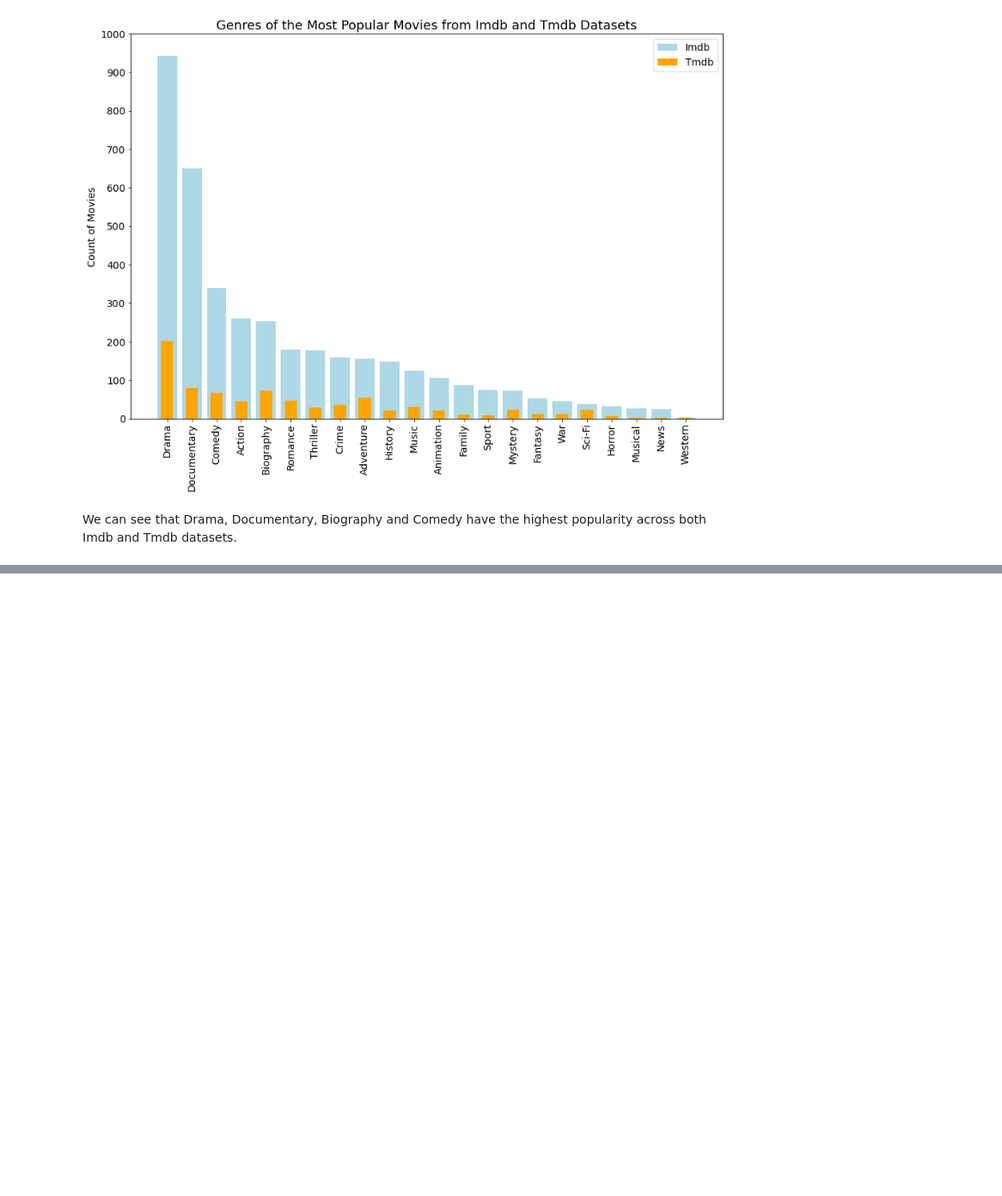
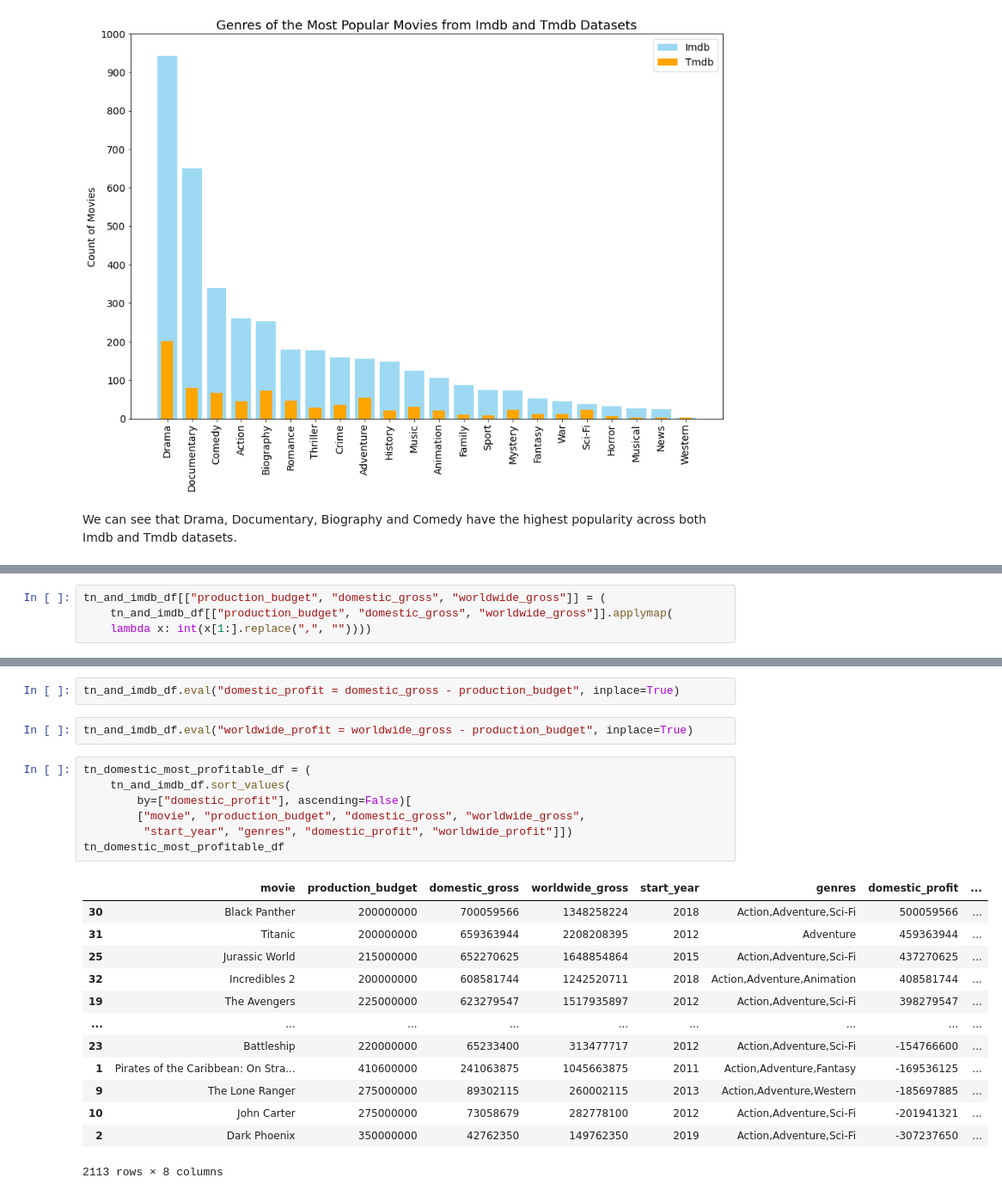
Before and after one commit to Collin9726/box-office-films-analysis, a Jupyter notebook: index.ipynb, the cells around one changed output, grey strips where cells are left out. Shown at 86% size. Saved outputs shown, nothing was run; the diff lists cells and outputs as text; blank space fills up the shorter version.

Commit message:
Got the most profitable movies, domestic and worldwide

```diff
--- a/index.ipynb
+++ b/index.ipynb
@@ -662,0 +676,4 @@ We can see that Drama, Documentary, Biography and Comedy have the highest popula
+# %%
+tn_and_imdb_df[["production_budget", "domestic_gross", "worldwide_gross"]] = (
+    tn_and_imdb_df[["production_budget", "domestic_gross", "worldwide_gross"]].applymap(
+    lambda x: int(x[1:].replace(",", ""))))
@@ -662,0 +689,25 @@ We can see that Drama, Documentary, Biography and Comedy have the highest popula
+# %%
+tn_and_imdb_df.eval("domestic_profit = domestic_gross - production_budget", inplace=True)
+# %%
+tn_and_imdb_df.eval("worldwide_profit = worldwide_gross - production_budget", inplace=True)
+# %%
+tn_domestic_most_profitable_df = (
+    tn_and_imdb_df.sort_values(
+        by=["domestic_profit"], ascending=False)[
+        ["movie", "production_budget", "domestic_gross", "worldwide_gross",
+         "start_year", "genres", "domestic_profit", "worldwide_profit"]])
+tn_domestic_most_profitable_df
+# %% [output]
+|  | movie | production_budget | domestic_gross | worldwide_gross | start_year | genres | domestic_profit | ... |
+| 30 | Black Panther | 200000000 | 700059566 | 1348258224 | 2018 | Action,Adventure,Sci-Fi | 500059566 | ... |
+| 31 | Titanic | 200000000 | 659363944 | 2208208395 | 2012 | Adventure | 459363944 | ... |
+| 25 | Jurassic World | 215000000 | 652270625 | 1648854864 | 2015 | Action,Adventure,Sci-Fi | 437270625 | ... |
+| 32 | Incredibles 2 | 200000000 | 608581744 | 1242520711 | 2018 | Action,Adventure,Animation | 408581744 | ... |
+| 19 | The Avengers | 225000000 | 623279547 | 1517935897 | 2012 | Action,Adventure,Sci-Fi | 398279547 | ... |
+| ... | ... | ... | ... | ... | ... | ... | ... | ... |
+| 23 | Battleship | 220000000 | 65233400 | 313477717 | 2012 | Action,Adventure,Sci-Fi | -154766600 | ... |
+| 1 | Pirates of the Caribbean: On Stra... | 410600000 | 241063875 | 1045663875 | 2011 | Action,Adventure,Fantasy | -169536125 | ... |
+| 9 | The Lone Ranger | 275000000 | 89302115 | 260002115 | 2013 | Action,Adventure,Western | -185697885 | ... |
+| 10 | John Carter | 275000000 | 73058679 | 282778100 | 2012 | Action,Adventure,Sci-Fi | -201941321 | ... |
+| 2 | Dark Phoenix | 350000000 | 42762350 | 149762350 | 2019 | Action,Adventure,Sci-Fi | -307237650 | ... |
+2113 rows × 8 columns
```
Also changed, not shown: parts of 11 cells of this notebook.
